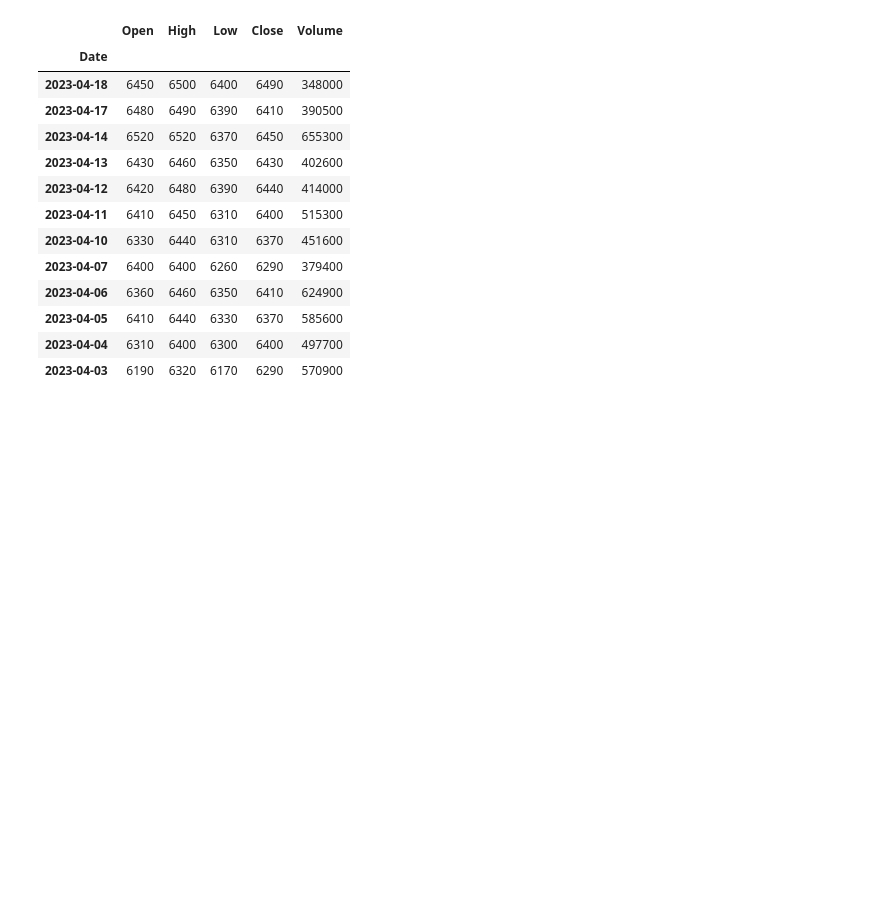
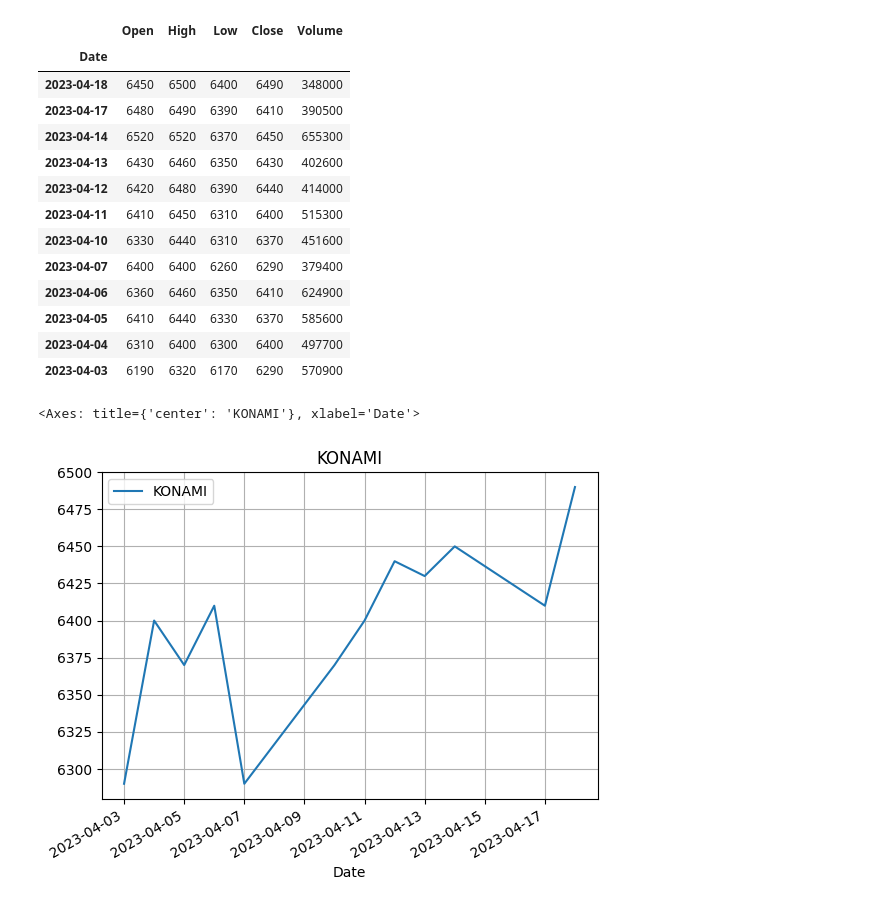
Before and after one commit to 2023-hsymlab/git-github-kiso-t2010771TakedaHiroki, a Jupyter notebook: 2023-StockData/Simmple_Stock.ipynb, the cells around one changed output. Cells and saved outputs as stored; diff of their text form; code cells hidden in the pictures; blank space fills up the shorter version.

Commit message:
Graph
2023/04/26

```diff
--- a/2023-StockData/Simmple_Stock.ipynb
+++ b/2023-StockData/Simmple_Stock.ipynb
@@ -26,3 +29,9 @@ KONAMI Group Co.
 | 2023-04-05 | 6410 | 6440 | 6330 | 6370 | 585600 |
 | 2023-04-04 | 6310 | 6400 | 6300 | 6400 | 497700 |
 | 2023-04-03 | 6190 | 6320 | 6170 | 6290 | 570900 |
+# %%
+df2 = pandas.DataFrame({'KONAMI':df['Close']})
+df2.plot(title='KONAMI',grid=True)
+# %% [output]
+<Axes: title={'center': 'KONAMI'}, xlabel='Date'>
+[figure, added]
```
Also changed, not shown: parts of 1 cell of this notebook.
